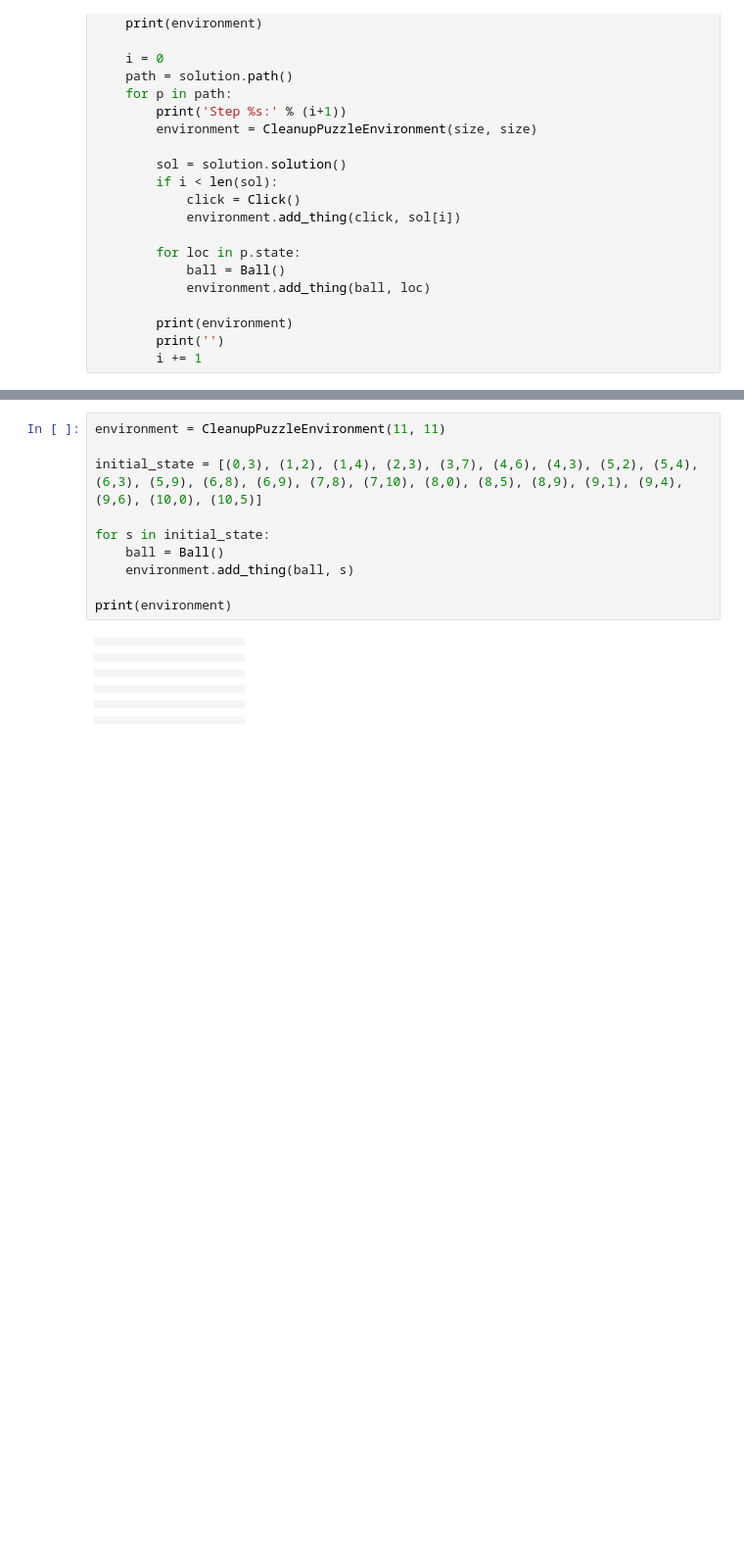
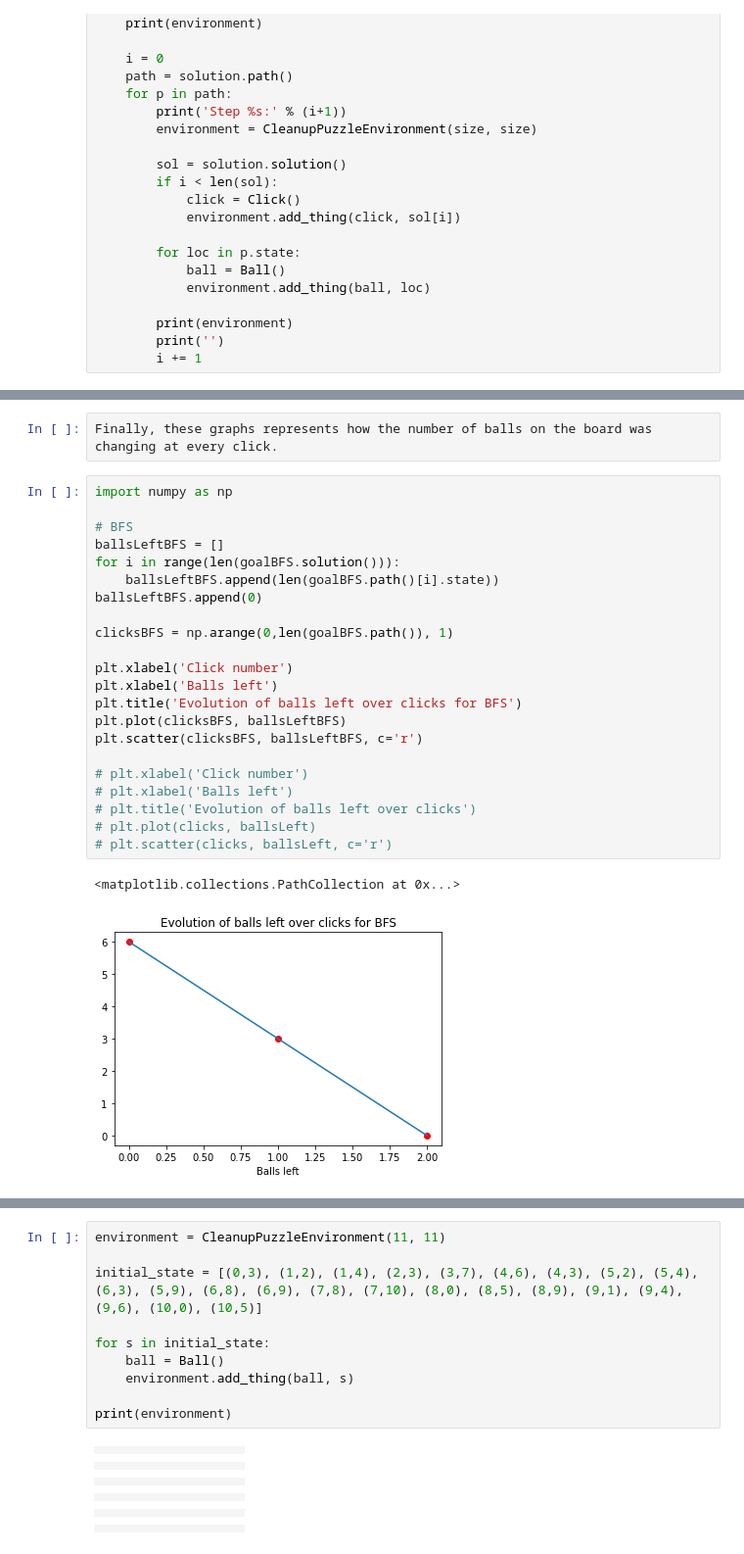
Before and after one commit to maumruiz/Problem-Solving-Agents, a Jupyter notebook: Assignment03.ipynb, the cells around one changed output, grey strips where cells are left out. Shown at 98% size. Drawn from its saved outputs; the diff is of its cells as text; blank space fills up the shorter version.

```diff
--- a/Assignment03.ipynb
+++ b/Assignment03.ipynb
@@ -258,0 +424,27 @@ Step 5:
+# %%
+Finally, these graphs represents how the number of balls on the board was changing at every click.
+# %%
+import numpy as np
+
+# BFS
+ballsLeftBFS = []
+for i in range(len(goalBFS.solution())):
+    ballsLeftBFS.append(len(goalBFS.path()[i].state))
+ballsLeftBFS.append(0)
+
+clicksBFS = np.arange(0,len(goalBFS.path()), 1)
+
+plt.xlabel('Click number')
+plt.xlabel('Balls left')
+plt.title('Evolution of balls left over clicks for BFS')
+plt.plot(clicksBFS, ballsLeftBFS)
+plt.scatter(clicksBFS, ballsLeftBFS, c='r')
+
+# plt.xlabel('Click number')
+# plt.xlabel('Balls left')
+# plt.title('Evolution of balls left over clicks')
+# plt.plot(clicks, ballsLeft)
+# plt.scatter(clicks, ballsLeft, c='r')
+# %% [output]
+<matplotlib.collections.PathCollection at 0x...>
+[figure, added]
```
Also changed, not shown: parts of 29 cells of this notebook.
